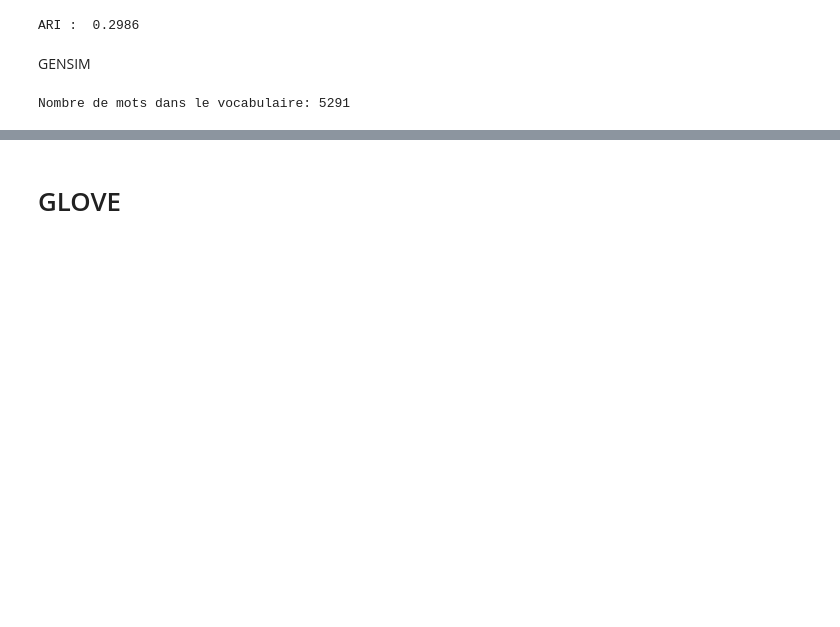
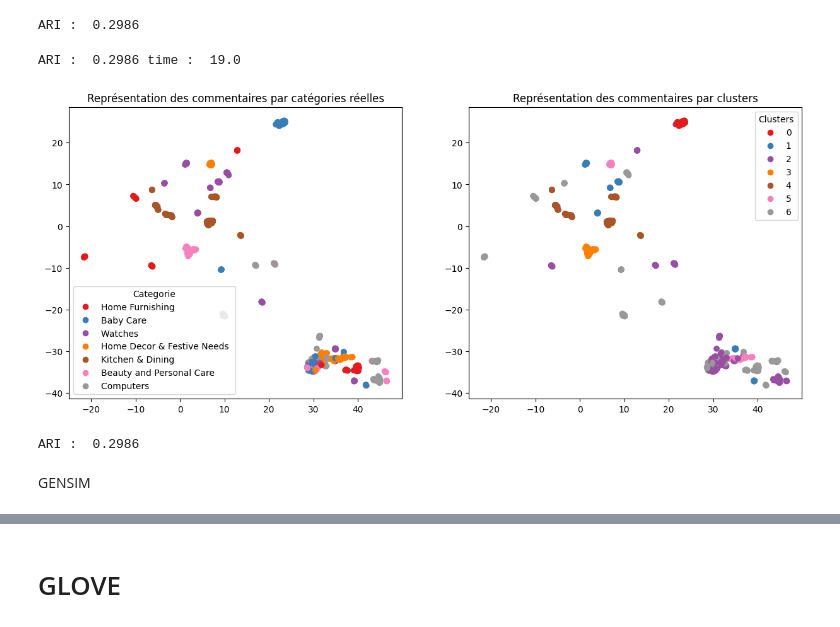
Before and after one commit to Hedredo/oc_projet_6, a Jupyter notebook: 1_notebook_classification_072024.ipynb, the cells around one changed output, grey strips where cells are left out. Saved outputs shown, nothing was run; the diff lists cells and outputs as text; code cells hidden in the pictures; blank space fills up the shorter version.

```diff
--- a/1_notebook_classification_072024.ipynb
+++ b/1_notebook_classification_072024.ipynb
@@ -487,7 +494,3 @@ params[1] = {"stop_words": additional_stopwords, "min_df": 3, "sublinear_tf": Tr
-# %%
-for key in params.keys():
-    tfidf = TfidfVectorizer(**params[key])
-    tfidf.
 # %%
 # Assigne un dictionnaire qui contiendra les embeddings des textes
 tfidf_preprocessed_embeddings = dict()
@@ -661,3 +664,20 @@ TSNE_visu_fct(X_tsne, y_cat_num, labels, ARI)
 # %% [output]
 [figure]
 ARI :  0.2986
+# %%
+# Calcul Tsne, détermination des clusters et calcul ARI entre vrais catégorie et n° de clusters
+def ARI_umap_fct(features) :
+    time1 = time.time()
+    num_labels=len(l_cat)
+    # Détermination des clusters à partir des données après Tsne
+    cls = cluster.KMeans(n_clusters=num_labels, n_init=100, random_state=42)
+    cls.fit(features)
+    # Calcul de l'embedding Umap pour un BOW TF-IDF
+    umap = UMAP(n_components=2, n_neighbors=15, min_dist=0.3, metric='manhattan', random_state=42)
+    X_umap = umap.fit_transform(features)
+
+    ARI = np.round(metrics.adjusted_rand_score(y_cat_num, cls.labels_),4)
+    time2 = np.round(time.time() - time1,0)
+    print("ARI : ", ARI, "time : ", time2)
+
+    return ARI, X_umap, cls.labels_
@@ -664,2 +701,9 @@ ARI :  0.2986
+# %%
+ARI, X_umap, labels = ARI_umap_fct(tfidf_preprocessed_embeddings['text4'])
+UMAP_visu_fct(X_umap, y_cat_num, labels, ARI)
+# %% [output]
+ARI :  0.2986 time :  19.0
+[figure, added]
+ARI :  0.2986
 # %% [markdown]
 GENSIM
@@ -683,5 +709,0 @@ word_embeddings = model.wv
-# %%
-# Affichage du nombre de mots dans le vocabulaire
-print("Nombre de mots dans le vocabulaire:", len(word_embeddings.key_to_index))
-# %% [output]
-Nombre de mots dans le vocabulaire: 5291
```
Also changed, not shown: parts of 51 cells of this notebook.
